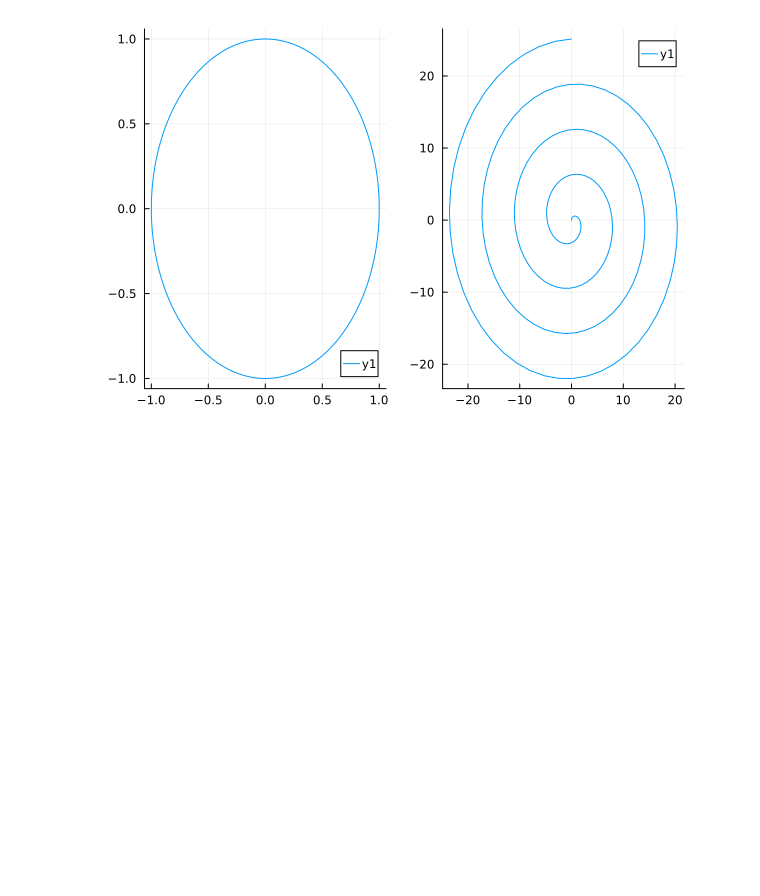
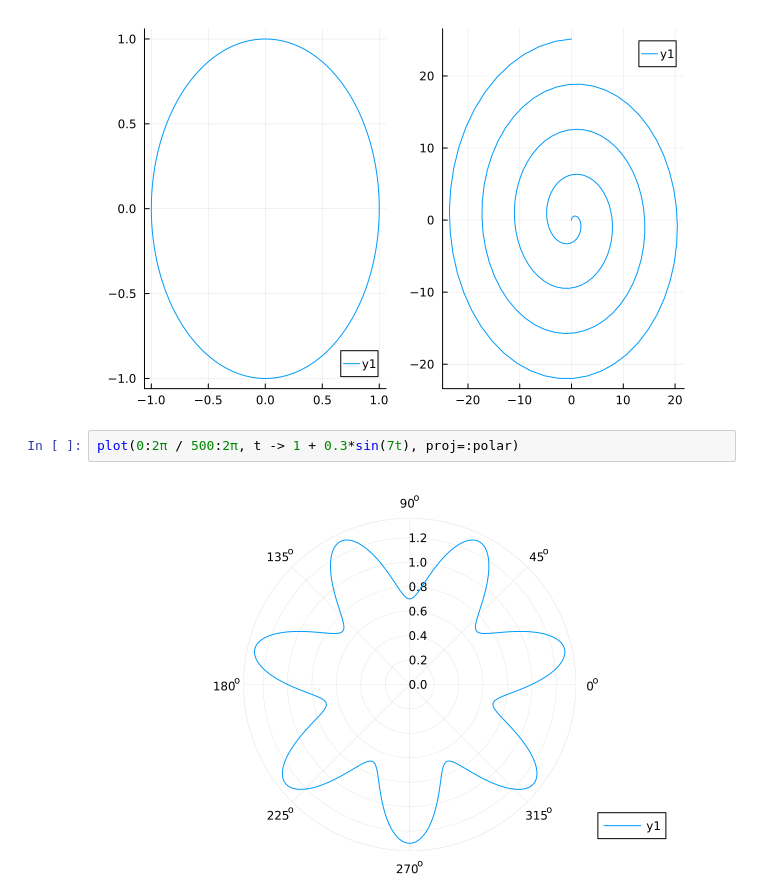
Before and after one commit to damiansp/julia, a Jupyter notebook: practical/04_plotting/plots.ipynb, the cells around one changed output. Saved outputs shown, nothing was run; the diff lists cells and outputs as text; blank space fills up the shorter version.

Commit message:
plots++

```diff
--- a/practical/04_plotting/plots.ipynb
+++ b/practical/04_plotting/plots.ipynb
@@ -90,3 +90,7 @@ spiral = plot(r -> r*sin(r), r -> r*cos(r),  0, 8π)
 plot(circle, spiral)
 # %% [output]
 [figure]
+# %%
+plot(0:2π / 500:2π, t -> 1 + 0.3*sin(7t), proj=:polar)
+# %% [output]
+[figure, added]
```
Also changed, not shown: parts of 4 cells of this notebook.
